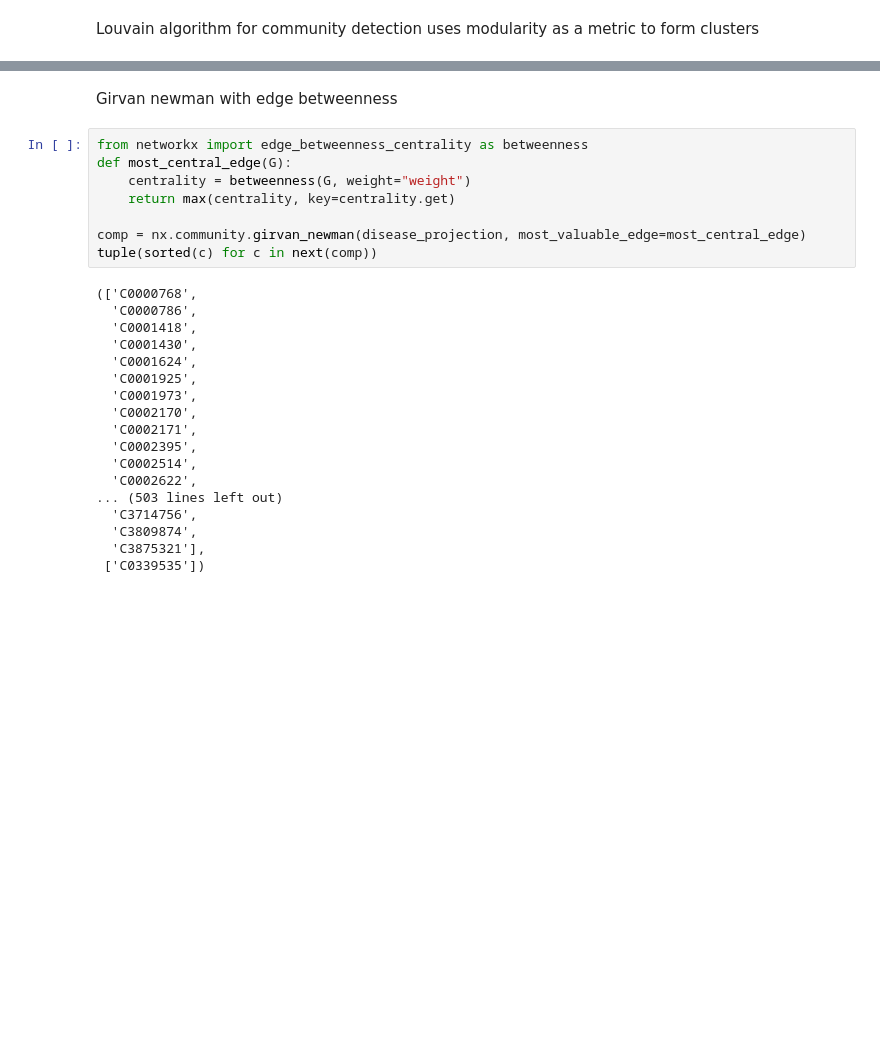
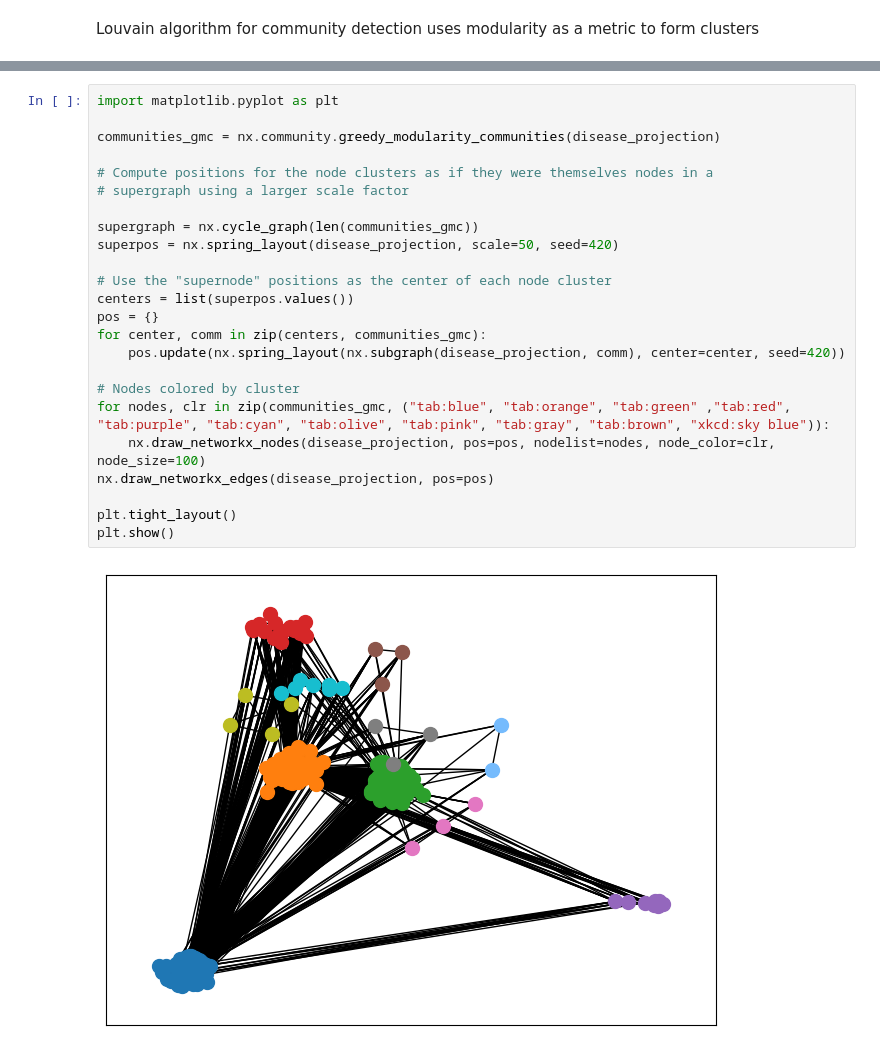
Before and after one commit to aadit-mahajan/GetTheseDiseases, a Jupyter notebook: DG_clustering.ipynb, the cells around one changed output, grey strips where cells are left out. Drawn from its saved outputs; the diff is of its cells as text; blank space fills up the shorter version.

```diff
--- a/DG_clustering.ipynb
+++ b/DG_clustering.ipynb
@@ -436,28 +349,26 @@ TypeError: 'tuple' object is not callable
-# %% [markdown]
-Girvan newman with edge betweenness
-# %%
-from networkx import edge_betweenness_centrality as betweenness
-def most_central_edge(G):
-    centrality = betweenness(G, weight="weight")
-    return max(centrality, key=centrality.get)
-
-comp = nx.community.girvan_newman(disease_projection, most_valuable_edge=most_central_edge)
-tuple(sorted(c) for c in next(comp))
-# %% [output]
-(['C0000768',
-  'C0000786',
-  'C0001418',
-  'C0001430',
-  'C0001624',
-  'C0001925',
-  'C0001973',
-  'C0002170',
-  'C0002171',
-  'C0002395',
-  'C0002514',
-  'C0002622',
-... (503 lines left out)
-  'C3714756',
-  'C3809874',
-  'C3875321'],
- ['C0339535'])
+# %%
+import matplotlib.pyplot as plt
+
+communities_gmc = nx.community.greedy_modularity_communities(disease_projection)
+
+# Compute positions for the node clusters as if they were themselves nodes in a
+# supergraph using a larger scale factor
+
+supergraph = nx.cycle_graph(len(communities_gmc))
+superpos = nx.spring_layout(disease_projection, scale=50, seed=420)
+
+# Use the "supernode" positions as the center of each node cluster
+centers = list(superpos.values())
+pos = {}
+for center, comm in zip(centers, communities_gmc):
+    pos.update(nx.spring_layout(nx.subgraph(disease_projection, comm), center=center, seed=420))
+
+# Nodes colored by cluster
+for nodes, clr in zip(communities_gmc, ("tab:blue", "tab:orange", "tab:green" ,"tab:red", "tab:purple", "tab:cyan", "tab:olive", "tab:pink", "tab:gray", "tab:brown", "xkcd:sky blue")):
+    nx.draw_networkx_nodes(disease_projection, pos=pos, nodelist=nodes, node_color=clr, node_size=100)
+nx.draw_networkx_edges(disease_projection, pos=pos)
+
+plt.tight_layout()
+plt.show()
+# %% [output]
+[figure, added]
```
Also changed, not shown: parts of 24 cells of this notebook.
